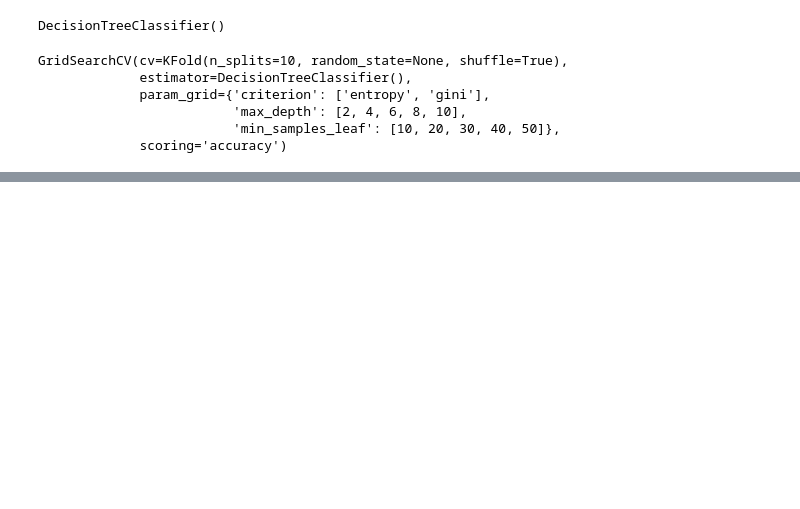
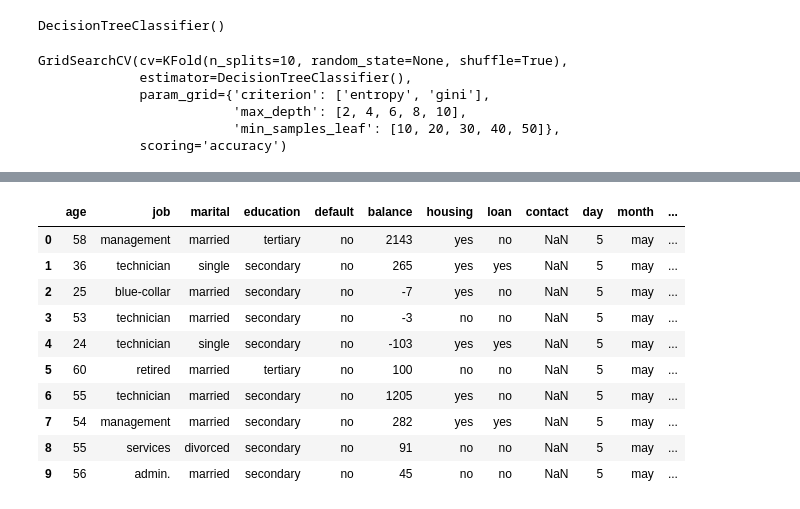
Before and after one commit to jihun5/data-preprocessing_, a Jupyter notebook: 모델작성.ipynb, the cells around one changed output, grey strips where cells are left out. Saved outputs shown, nothing was run; the diff lists cells and outputs as text; code cells hidden in the pictures; blank space fills up the shorter version.

```diff
--- a/모델작성.ipynb
+++ b/모델작성.ipynb
@@ -157,0 +167,3 @@ print(clf_best.feature_importances_)
+# %%
+bank_df = pd.read_csv('bank.csv', sep=',')
+bank_df.head()
@@ -157,0 +197,18 @@ print(clf_best.feature_importances_)
+# %%
+bank_df.loc[(bank_df['job'] == 'retired') |
+            (bank_df['job'] == 'unemployed') |
+            (bank_df['job'] == 'student'), 'job2'] = 'non-worker'
+
+bank_df.head(10)
+# %% [output]
+|  | age | job | marital | education | default | balance | housing | loan | contact | day | month | ... |
+| 0 | 58 | management | married | tertiary | no | 2143 | yes | no | NaN | 5 | may | ... |
+| 1 | 36 | technician | single | secondary | no | 265 | yes | yes | NaN | 5 | may | ... |
+| 2 | 25 | blue-collar | married | secondary | no | -7 | yes | no | NaN | 5 | may | ... |
+| 3 | 53 | technician | married | secondary | no | -3 | no | no | NaN | 5 | may | ... |
+| 4 | 24 | technician | single | secondary | no | -103 | yes | yes | NaN | 5 | may | ... |
+| 5 | 60 | retired | married | tertiary | no | 100 | no | no | NaN | 5 | may | ... |
+| 6 | 55 | technician | married | secondary | no | 1205 | yes | no | NaN | 5 | may | ... |
+| 7 | 54 | management | married | secondary | no | 282 | yes | yes | NaN | 5 | may | ... |
+| 8 | 55 | services | divorced | secondary | no | 91 | no | no | NaN | 5 | may | ... |
+| 9 | 56 | admin. | married | secondary | no | 45 | no | no | NaN | 5 | may | ... |
```
Also changed, not shown: parts of 18 cells of this notebook.
